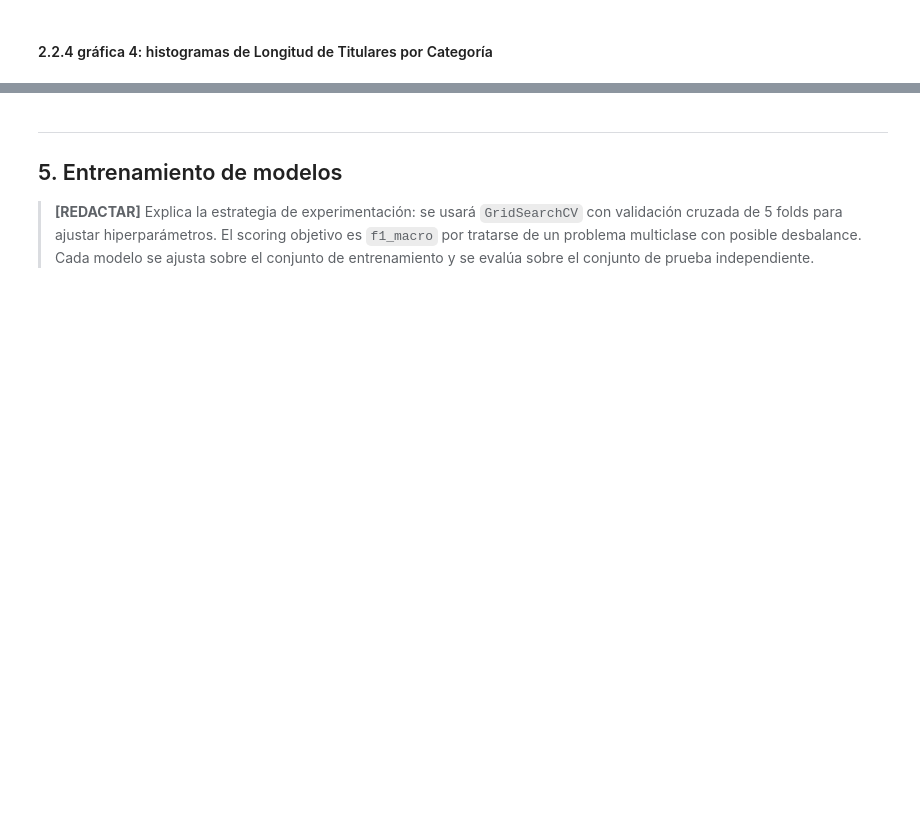
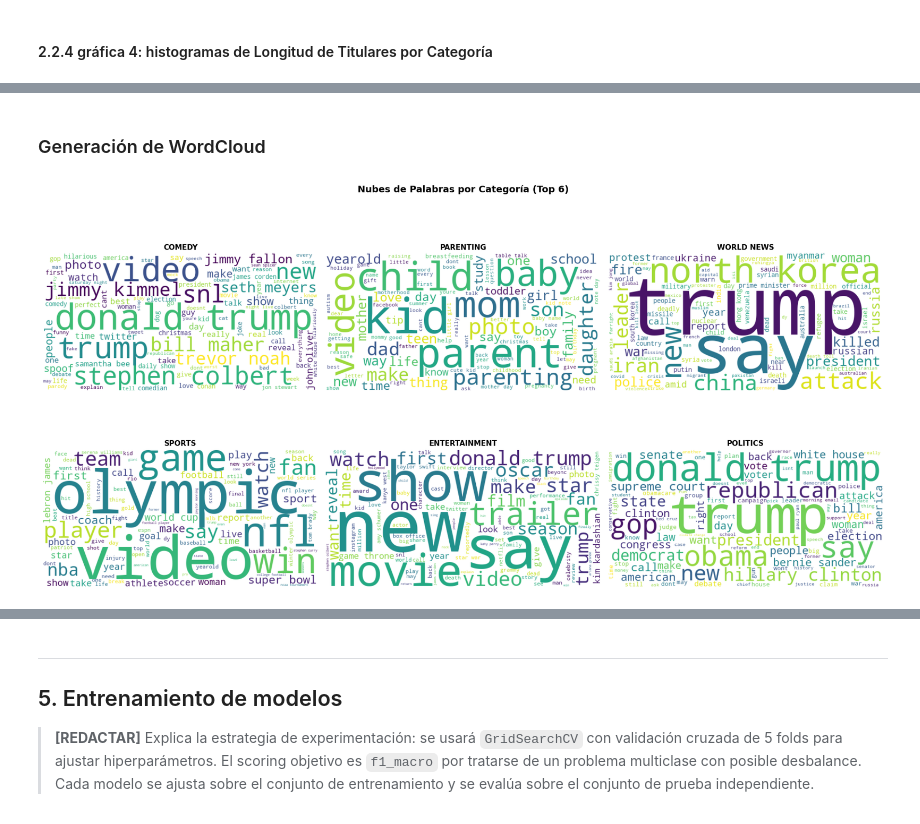
Before and after one commit to JsMartinez-dev/ML, a Jupyter notebook: Taller ML/Taller ML/proyecto_clasificacion_noticias_ml (1).ipynb, the cells around one changed output, grey strips where cells are left out. Cells and saved outputs as stored; diff of their text form; code cells hidden in the pictures; blank space fills up the shorter version.

```diff
--- a/Taller ML/Taller ML/proyecto_clasificacion_noticias_ml (1).ipynb
+++ b/Taller ML/Taller ML/proyecto_clasificacion_noticias_ml (1).ipynb
@@ -614,0 +504,30 @@ plt.show()
+# %% [markdown]
+### Generación de WordCloud
+# %%
+# ── Generar nubes de palabras por categoría (Top 6) ──────────────────────────
+top6_cats = df[COLUMNA_OBJETIVO].value_counts().head(6).index.tolist()
+
+fig, axes = plt.subplots(2, 3, figsize=(18, 10))
+fig.suptitle('Nubes de Palabras por Categoría (Top 6)', fontsize=14, fontweight='bold')
+
+for ax, categoria in zip(axes.flatten(), top6_cats):
+    # Concatenar todos los textos de la categoría
+    textos_cat = ' '.join(df[df[COLUMNA_OBJETIVO] == categoria]['texto_procesado'].values)
+
+    # Generar WordCloud
+    wc = WordCloud(
+        width=600, height=300,
+        background_color='white',
+        colormap='viridis',
+        max_words=100
+    ).generate(textos_cat)
+
+    ax.imshow(wc, interpolation='bilinear')
+    ax.set_title(categoria, fontsize=11, fontweight='bold')
+    ax.axis('off')
+
+plt.tight_layout()
+plt.savefig('wordclouds_por_categoria.png', dpi=150, bbox_inches='tight')
+plt.show()
+# %% [output]
+[figure, added]
```
Also changed, not shown: parts of 43 cells of this notebook, 9 other files.
